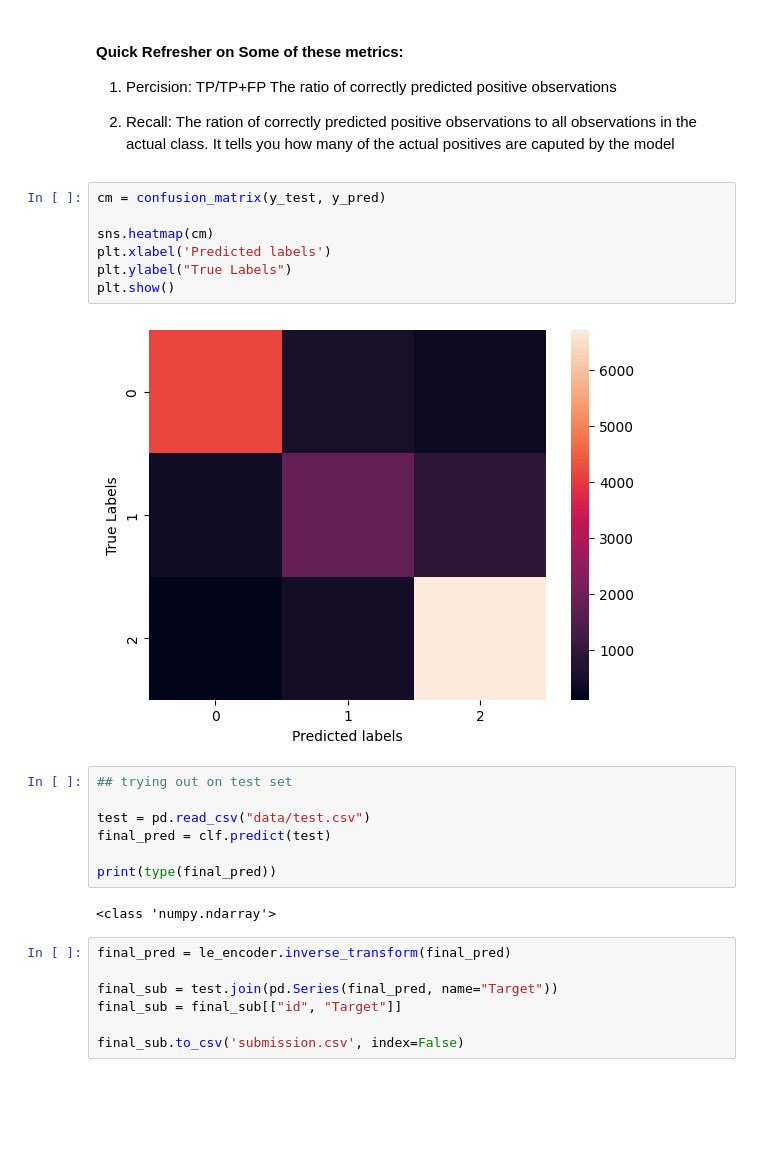
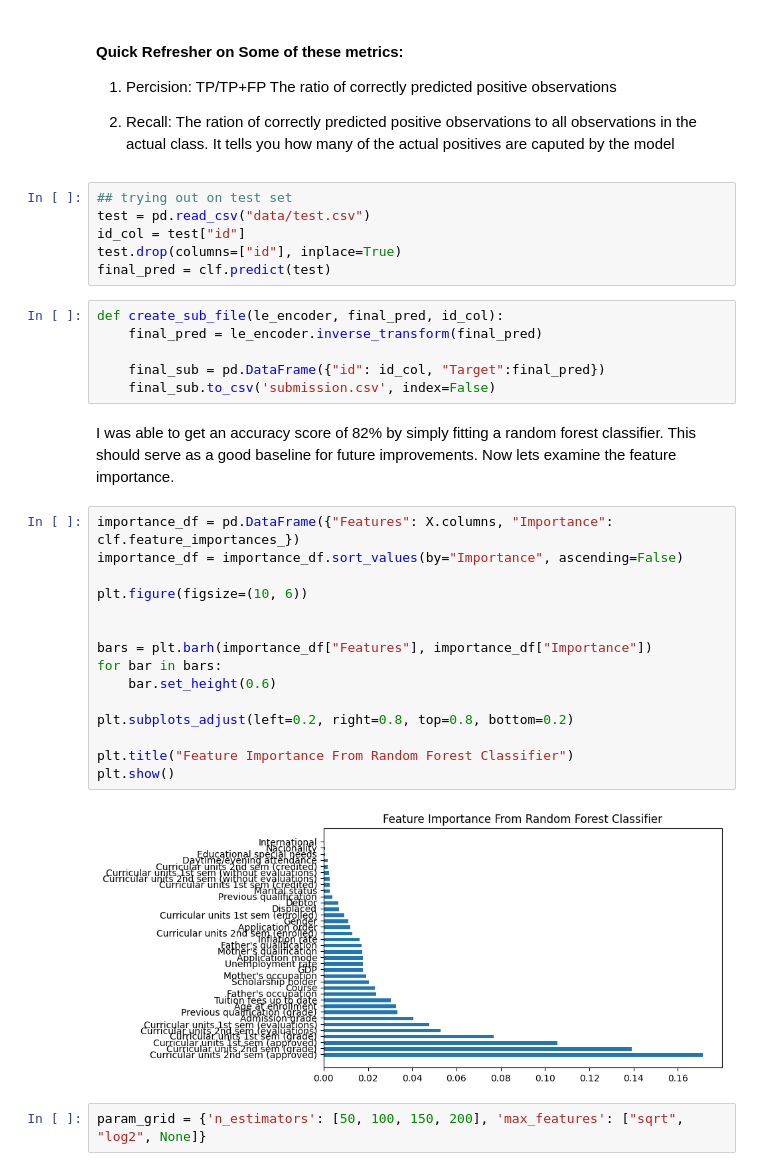
Before and after one commit to rageh-ai/student_success, a Jupyter notebook: student_success.ipynb, the cells around one changed output. Drawn from its saved outputs; the diff is of its cells as text; blank space fills up the shorter version.

```diff
--- a/student_success.ipynb
+++ b/student_success.ipynb
@@ -96,25 +97,33 @@ weighted avg       0.83      0.83      0.83     15304
-# %%
-cm = confusion_matrix(y_test, y_pred)
-
-sns.heatmap(cm)
-plt.xlabel('Predicted labels')
-plt.ylabel("True Labels")
-plt.show()
-# %% [output]
-[figure, removed]
 # %%
 ## trying out on test set
-
 test = pd.read_csv("data/test.csv")
+id_col = test["id"]
+test.drop(columns=["id"], inplace=True)
 final_pred = clf.predict(test)
-
-print(type(final_pred))
-# %% [output]
-<class 'numpy.ndarray'>
 # %%
-final_pred = le_encoder.inverse_transform(final_pred)
+def create_sub_file(le_encoder, final_pred, id_col):
+    final_pred = le_encoder.inverse_transform(final_pred)
 
-final_sub = test.join(pd.Series(final_pred, name="Target"))
-final_sub = final_sub[["id", "Target"]]
-
-final_sub.to_csv('submission.csv', index=False)
+    final_sub = pd.DataFrame({"id": id_col, "Target":final_pred})
+    final_sub.to_csv('submission.csv', index=False)
+# %% [markdown]
+I was able to get an accuracy score of 82% by simply fitting a random forest classifier. This should serve as a good baseline for future improvements. Now lets examine the feature importance.
+# %%
+importance_df = pd.DataFrame({"Features": X.columns, "Importance": clf.feature_importances_})
+importance_df = importance_df.sort_values(by="Importance", ascending=False)
+
+plt.figure(figsize=(10, 6))
+
+
+bars = plt.barh(importance_df["Features"], importance_df["Importance"])
+for bar in bars:
+    bar.set_height(0.6)
+
+plt.subplots_adjust(left=0.2, right=0.8, top=0.8, bottom=0.2)
+
+plt.title("Feature Importance From Random Forest Classifier")
+plt.show()
+# %% [output]
+[figure, added]
+# %%
+param_grid = {'n_estimators': [50, 100, 150, 200], 'max_features': ["sqrt", "log2", None]}
```
Also changed, not shown: parts of 9 cells of this notebook, 1 other file.
